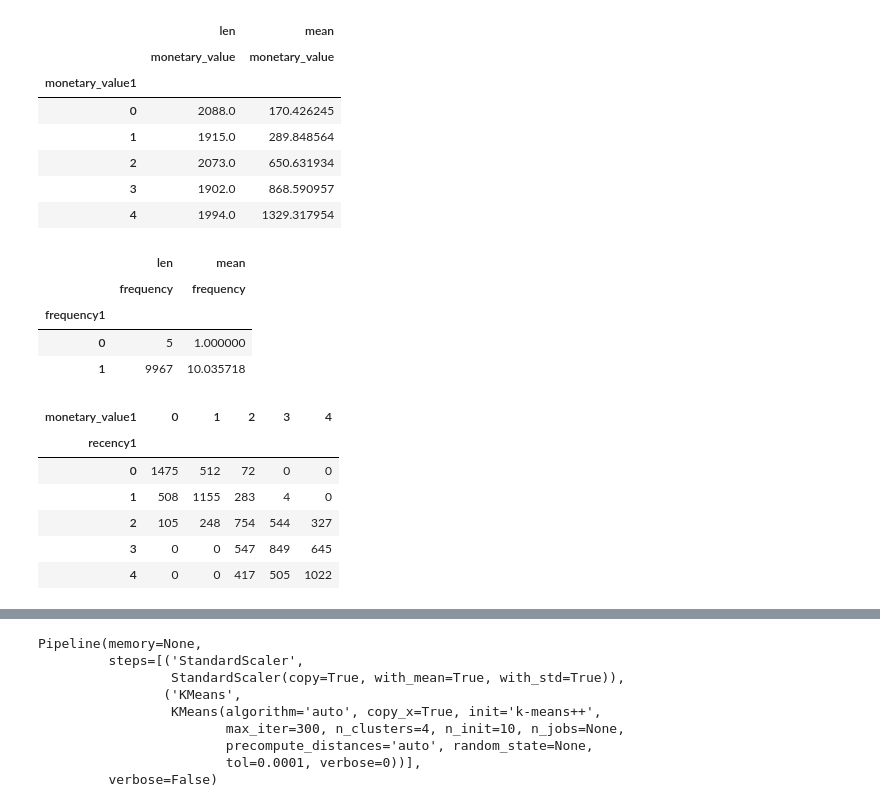
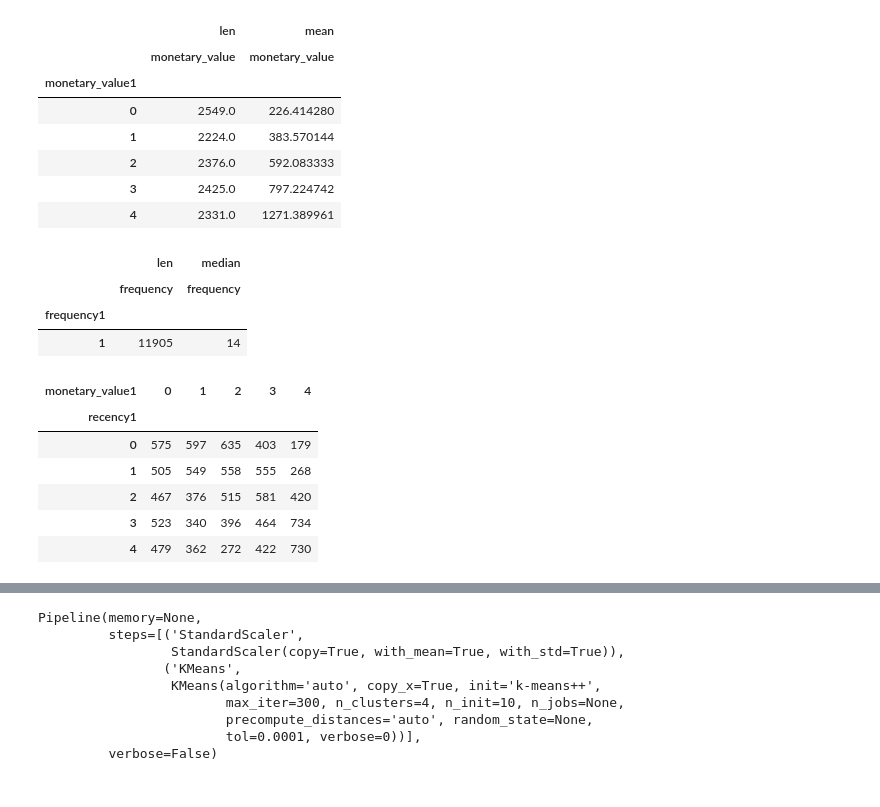
Before and after one commit to giannimaggiora/easyMoney, a Jupyter notebook: Personalizacion Campañas (1).ipynb, the cells around one changed output, grey strips where cells are left out. Saved outputs shown, nothing was run; the diff lists cells and outputs as text; code cells hidden in the pictures.

```diff
--- a/Personalizacion Campañas (1).ipynb
+++ b/Personalizacion Campañas (1).ipynb
@@ -22,7 +34,7 @@ from sklearn.cluster import KMeans
 # %%
 file_dir = ''
 # %%
-mejores_clientes = pd.read_csv(file_dir + '10000clientes.csv')
+mejores_clientes = pd.read_csv('definitivo_10000clientes.csv')
 # %%
 mejores_clientes.head()
 # %% [output]
@@ -89,8 +107,8 @@ mejores_clientes.pivot_table(index='monetary_value1', values=['monetary_value'],
 |  | len | mean |
 |  | monetary_value | monetary_value |
 | monetary_value1 |  |  |
-| 0 | 2088.0 | 170.426245 |
-| 1 | 1915.0 | 289.848564 |
-| 2 | 2073.0 | 650.631934 |
-| 3 | 1902.0 | 868.590957 |
-| 4 | 1994.0 | 1329.317954 |
+| 0 | 2549.0 | 226.414280 |
+| 1 | 2224.0 | 383.570144 |
+| 2 | 2376.0 | 592.083333 |
+| 3 | 2425.0 | 797.224742 |
+| 4 | 2331.0 | 1271.389961 |
@@ -97,8 +120,7 @@ mejores_clientes.pivot_table(index='monetary_value1', values=['monetary_value'],
 # %%
-mejores_clientes.pivot_table(index='frequency1', values=['frequency'], aggfunc=[len, np.mean])
+mejores_clientes.pivot_table(index='frequency1', values=['frequency'], aggfunc=[len, np.median])
 # %% [output]
-|  | len | mean |
+|  | len | median |
 |  | frequency | frequency |
 | frequency1 |  |  |
-| 0 | 5 | 1.000000 |
-| 1 | 9967 | 10.035718 |
+| 1 | 11905 | 14 |
@@ -109,11 +133,11 @@ rm_df
 # %% [output]
 | monetary_value1 | 0 | 1 | 2 | 3 | 4 |
 | recency1 |  |  |  |  |  |
-| 0 | 1475 | 512 | 72 | 0 | 0 |
-| 1 | 508 | 1155 | 283 | 4 | 0 |
-| 2 | 105 | 248 | 754 | 544 | 327 |
-| 3 | 0 | 0 | 547 | 849 | 645 |
-| 4 | 0 | 0 | 417 | 505 | 1022 |
+| 0 | 575 | 597 | 635 | 403 | 179 |
+| 1 | 505 | 549 | 558 | 555 | 268 |
+| 2 | 467 | 376 | 515 | 581 | 420 |
+| 3 | 523 | 340 | 396 | 464 | 734 |
+| 4 | 479 | 362 | 272 | 422 | 730 |
 # %%
 sns.heatmap(rm_df, cmap='RdYlGn', linewidths=0.5)
 # %% [output]
```
Also changed, not shown: parts of 19 cells of this notebook.
